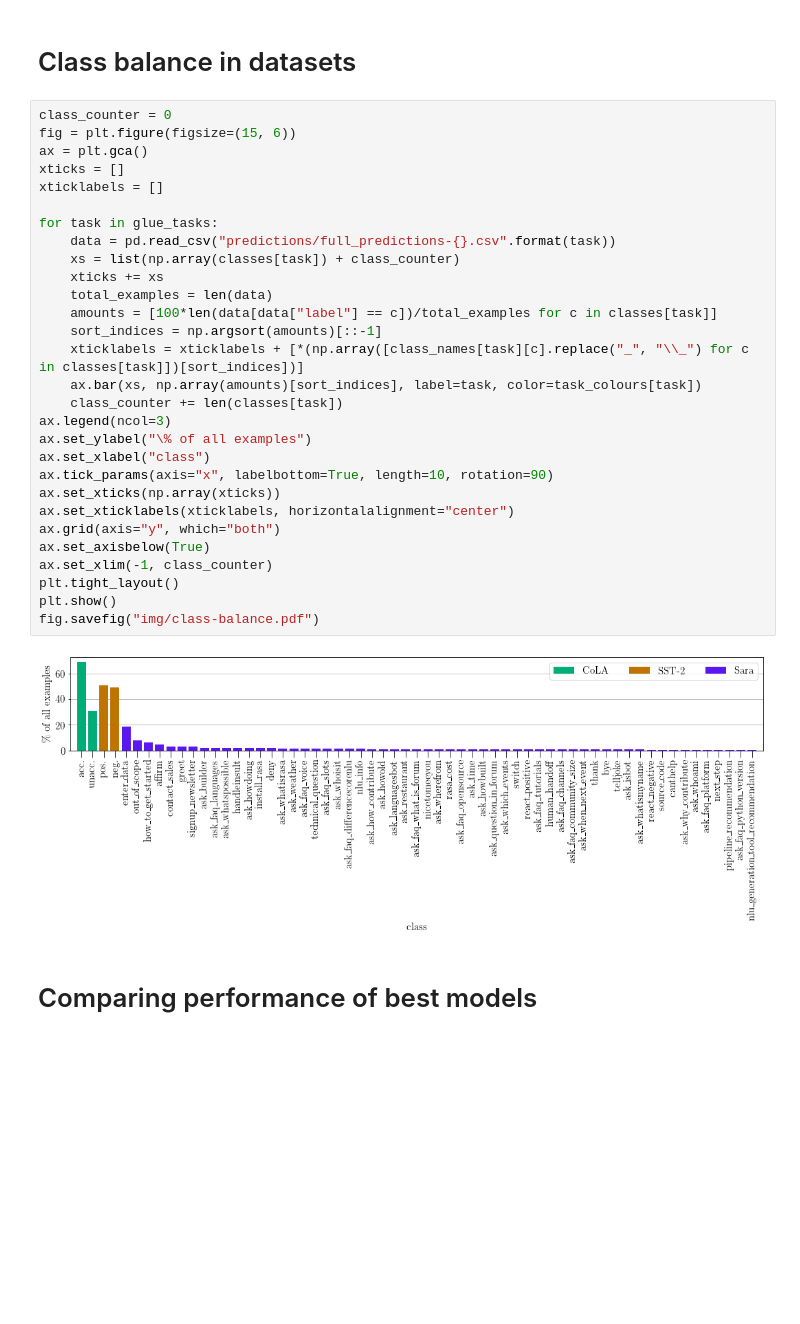
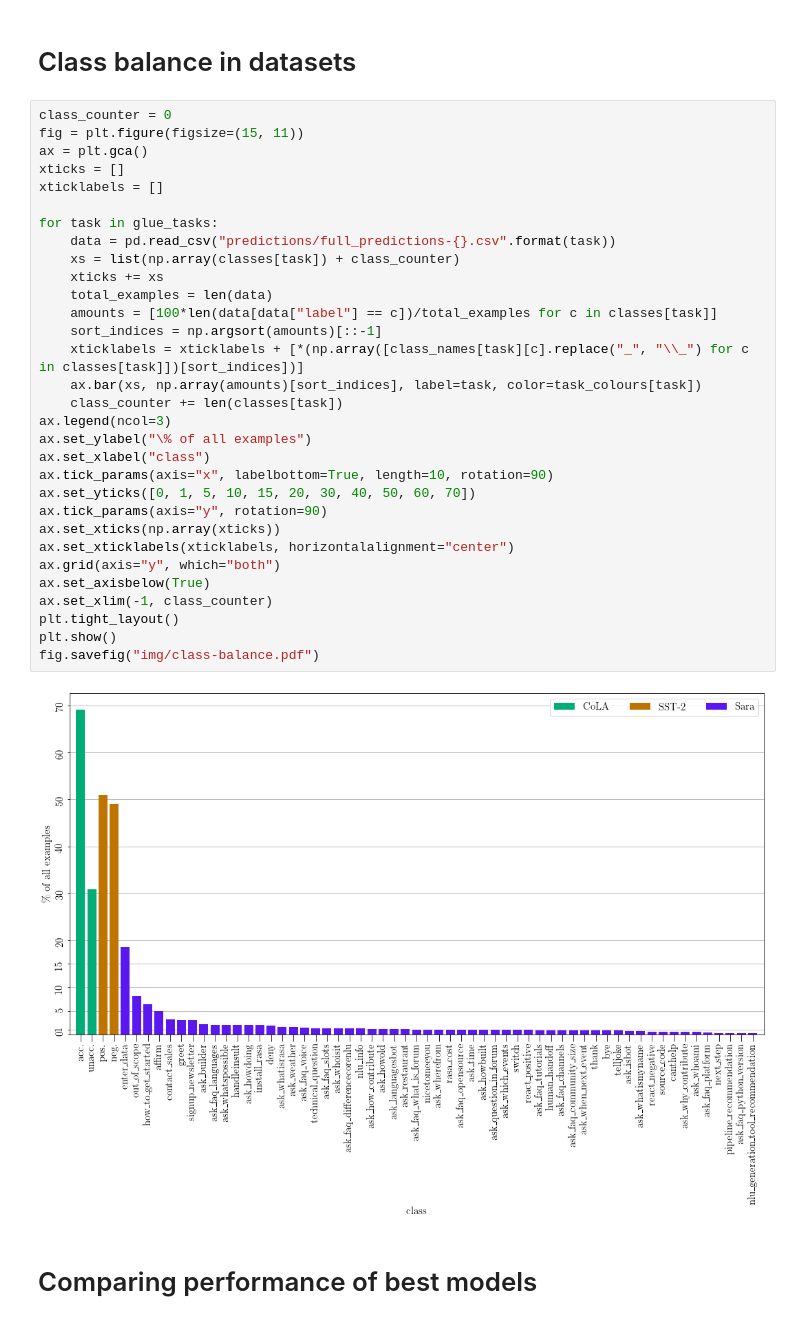
Before and after one commit to samsucik/knowledge-distil-bert, a Jupyter notebook: experiments/analysis/General plotting.ipynb, the cells around one changed output. Cells and saved outputs as stored; diff of their text form; blank space fills up the shorter version.

```diff
--- a/experiments/analysis/General plotting.ipynb
+++ b/experiments/analysis/General plotting.ipynb
@@ -189,35 +189,37 @@ step             f1-micro
 # Class balance in datasets
 # %%
 class_counter = 0
-fig = plt.figure(figsize=(15, 6))
+fig = plt.figure(figsize=(15, 11))
 ax = plt.gca()
 xticks = []
 xticklabels = []
 
 for task in glue_tasks:
     data = pd.read_csv("predictions/full_predictions-{}.csv".format(task))
     xs = list(np.array(classes[task]) + class_counter)
     xticks += xs
     total_examples = len(data)
     amounts = [100*len(data[data["label"] == c])/total_examples for c in classes[task]]
     sort_indices = np.argsort(amounts)[::-1]
     xticklabels = xticklabels + [*(np.array([class_names[task][c].replace("_", "\\_") for c in classes[task]])[sort_indices])]
     ax.bar(xs, np.array(amounts)[sort_indices], label=task, color=task_colours[task])
     class_counter += len(classes[task])
 ax.legend(ncol=3)
 ax.set_ylabel("\% of all examples")
 ax.set_xlabel("class")
 ax.tick_params(axis="x", labelbottom=True, length=10, rotation=90)
+ax.set_yticks([0, 1, 5, 10, 15, 20, 30, 40, 50, 60, 70])
+ax.tick_params(axis="y", rotation=90)
 ax.set_xticks(np.array(xticks))
 ax.set_xticklabels(xticklabels, horizontalalignment="center")
 ax.grid(axis="y", which="both")
 ax.set_axisbelow(True)
 ax.set_xlim(-1, class_counter)
 plt.tight_layout()
 plt.show()
 fig.savefig("img/class-balance.pdf")
 # %% [output]
-[figure, old version]
+[figure, new version]
 # %% [markdown]
 # Comparing performance of best models
 # %%
```
Also changed, not shown: 9 other files.
